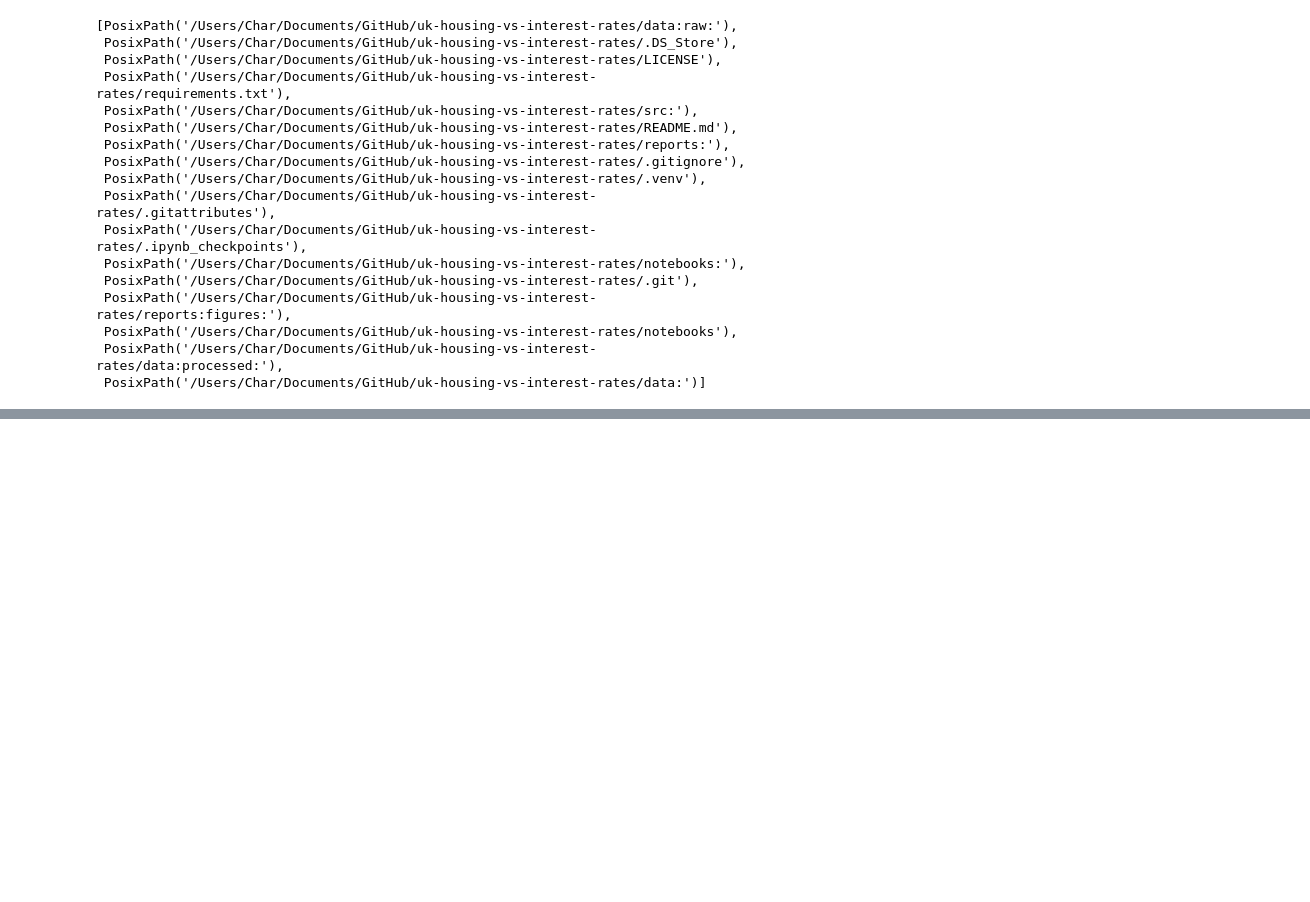
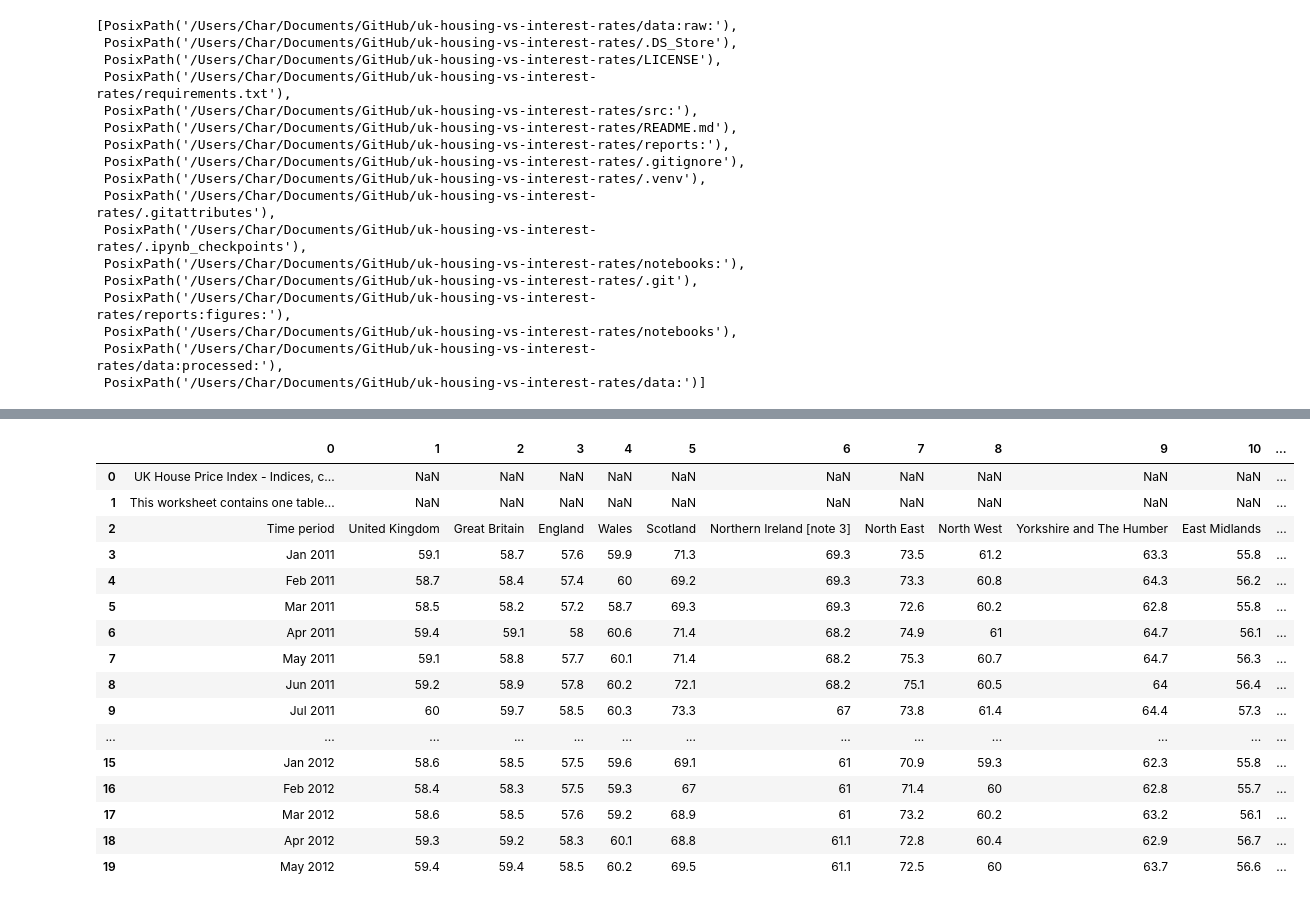
Before and after one commit to rabbittibbar10/uk-housing-vs-interest-rates, a Jupyter notebook: notebooks/01_data_download_and_clean.ipynb, the cells around one changed output, grey strips where cells are left out. Cells and saved outputs as stored; diff of their text form; code cells hidden in the pictures; blank space fills up the shorter version.

```diff
--- a/notebooks/01_data_download_and_clean.ipynb
+++ b/notebooks/01_data_download_and_clean.ipynb
@@ -11,6 +11,13 @@ pd.set_option("display.max_columns", None)
 pd.set_option("display.max_rows", 100)
 # %% [output]
 Matplotlib is building the font cache; this may take a moment.
+# %%
+import pandas as pd
+import numpy as np
+import matplotlib.pyplot as plt
+
+pd.set_option("display.max_columns", None)
+pd.set_option("display.max_rows", 100)
 # %%
 from pathlib import Path
 
@@ -61,3 +68,16 @@ list(project_root.iterdir())
  PosixPath('/Users/Char/Documents/GitHub/uk-housing-vs-interest-rates/notebooks'),
  PosixPath('/Users/Char/Documents/GitHub/uk-housing-vs-interest-rates/data:processed:'),
  PosixPath('/Users/Char/Documents/GitHub/uk-housing-vs-interest-rates/data:')]
+# %%
+from pathlib import Path
+
+PROJECT_ROOT = Path.cwd().parent
+DATA_RAW = PROJECT_ROOT / "data" / "raw"
+
+print("Project root:", PROJECT_ROOT)
+print("Does data/raw exist?", DATA_RAW.exists())
+
+if DATA_RAW.exists():
+    print("Files in data/raw:")
+    for f in DATA_RAW.iterdir():
+        print("-", f.name)
@@ -63,0 +90,3 @@ list(project_root.iterdir())
+# %%
+ukhpi_path = DATA_RAW / "ukhousepriceindexmonthlypricestatistics7.xlsx"
+pd.read_excel(ukhpi_path).head()
@@ -63,0 +165,21 @@ list(project_root.iterdir())
+# %%
+ukhpi_preview = pd.read_excel(ukhpi_path, sheet_name="1", header=None)
+ukhpi_preview.head(20)
+# %% [output]
+|  | 0 | 1 | 2 | 3 | 4 | 5 | 6 | 7 | 8 | 9 | 10 | ... |
+| 0 | UK House Price Index - Indices, c... | NaN | NaN | NaN | NaN | NaN | NaN | NaN | NaN | NaN | NaN | ... |
+| 1 | This worksheet contains one table... | NaN | NaN | NaN | NaN | NaN | NaN | NaN | NaN | NaN | NaN | ... |
+| 2 | Time period | United Kingdom | Great Britain | England | Wales | Scotland | Northern Ireland [note 3] | North East | North West | Yorkshire and The Humber | East Midlands | ... |
+| 3 | Jan 2011 | 59.1 | 58.7 | 57.6 | 59.9 | 71.3 | 69.3 | 73.5 | 61.2 | 63.3 | 55.8 | ... |
+| 4 | Feb 2011 | 58.7 | 58.4 | 57.4 | 60 | 69.2 | 69.3 | 73.3 | 60.8 | 64.3 | 56.2 | ... |
+| 5 | Mar 2011 | 58.5 | 58.2 | 57.2 | 58.7 | 69.3 | 69.3 | 72.6 | 60.2 | 62.8 | 55.8 | ... |
+| 6 | Apr 2011 | 59.4 | 59.1 | 58 | 60.6 | 71.4 | 68.2 | 74.9 | 61 | 64.7 | 56.1 | ... |
+| 7 | May 2011 | 59.1 | 58.8 | 57.7 | 60.1 | 71.4 | 68.2 | 75.3 | 60.7 | 64.7 | 56.3 | ... |
+| 8 | Jun 2011 | 59.2 | 58.9 | 57.8 | 60.2 | 72.1 | 68.2 | 75.1 | 60.5 | 64 | 56.4 | ... |
+| 9 | Jul 2011 | 60 | 59.7 | 58.5 | 60.3 | 73.3 | 67 | 73.8 | 61.4 | 64.4 | 57.3 | ... |
+| ... | ... | ... | ... | ... | ... | ... | ... | ... | ... | ... | ... | ... |
+| 15 | Jan 2012 | 58.6 | 58.5 | 57.5 | 59.6 | 69.1 | 61 | 70.9 | 59.3 | 62.3 | 55.8 | ... |
+| 16 | Feb 2012 | 58.4 | 58.3 | 57.5 | 59.3 | 67 | 61 | 71.4 | 60 | 62.8 | 55.7 | ... |
+| 17 | Mar 2012 | 58.6 | 58.5 | 57.6 | 59.2 | 68.9 | 61 | 73.2 | 60.2 | 63.2 | 56.1 | ... |
+| 18 | Apr 2012 | 59.3 | 59.2 | 58.3 | 60.1 | 68.8 | 61.1 | 72.8 | 60.4 | 62.9 | 56.7 | ... |
+| 19 | May 2012 | 59.4 | 59.4 | 58.5 | 60.2 | 69.5 | 61.1 | 72.5 | 60 | 63.7 | 56.6 | ... |
```
Also changed, not shown: parts of 33 cells of this notebook, 4 other files.
